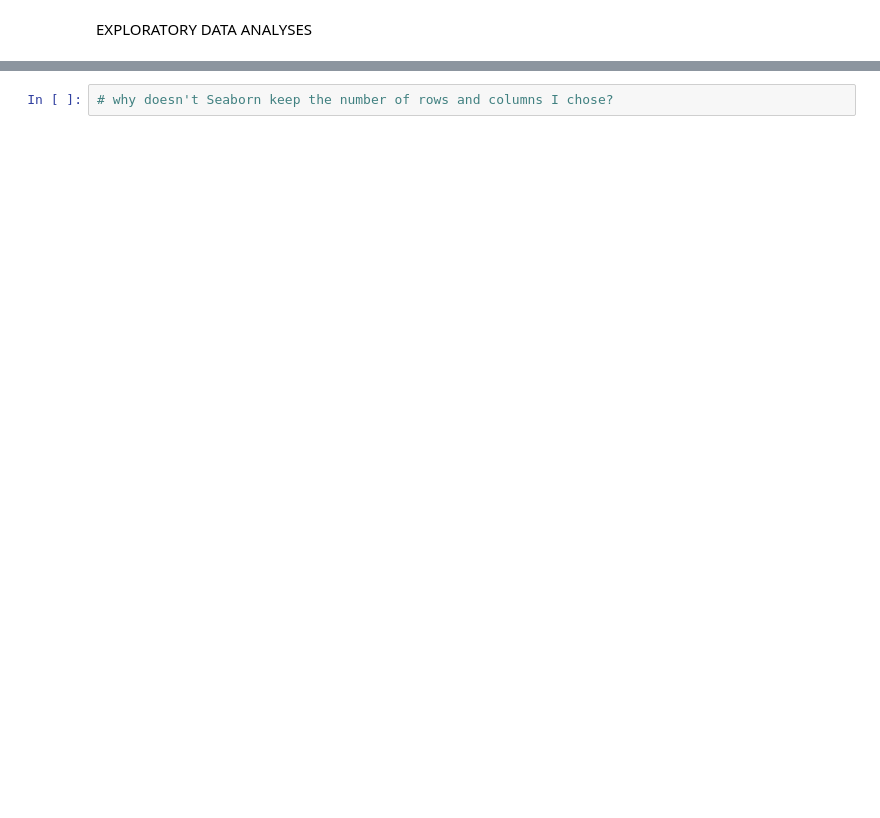
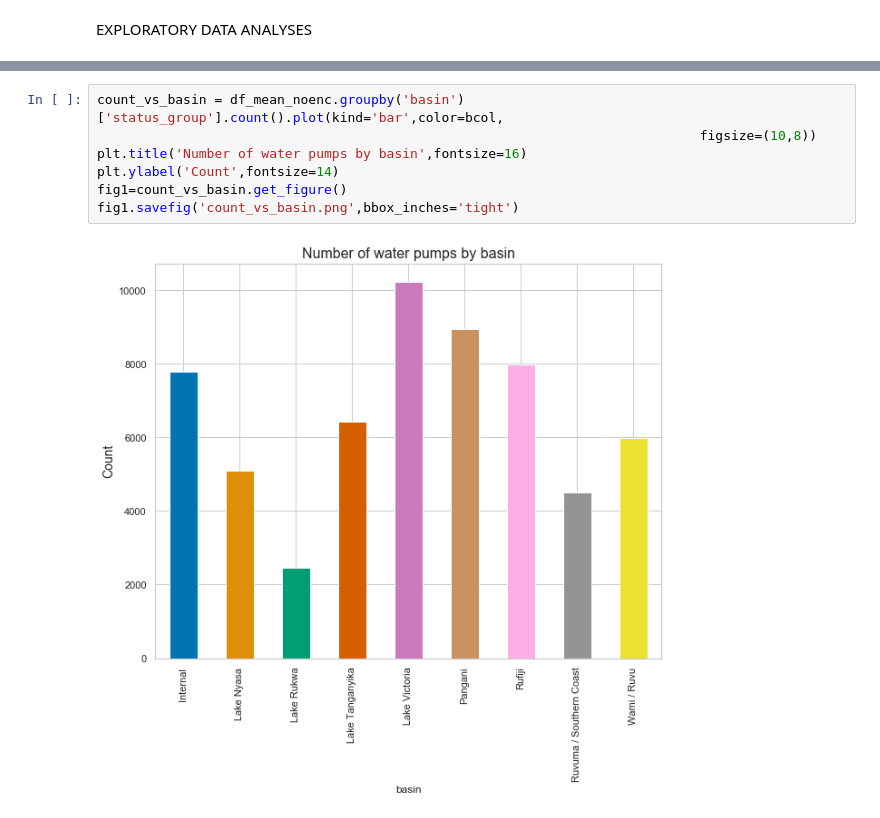
Before and after one commit to aspds18/Springboard_capstone2, a Jupyter notebook: Capstone2.ipynb, the cells around one changed output, grey strips where cells are left out. Saved outputs shown, nothing was run; the diff lists cells and outputs as text; blank space fills up the shorter version.

```diff
--- a/Capstone2.ipynb
+++ b/Capstone2.ipynb
@@ -894,2 +918,9 @@ features_box(df_enc[['population','gps_height']])
-# %%
-# why doesn't Seaborn keep the number of rows and columns I chose?
+# %%
+count_vs_basin = df_mean_noenc.groupby('basin')['status_group'].count().plot(kind='bar',color=bcol,
+                                                                             figsize=(10,8))
+plt.title('Number of water pumps by basin',fontsize=16)
+plt.ylabel('Count',fontsize=14)
+fig1=count_vs_basin.get_figure()
+fig1.savefig('count_vs_basin.png',bbox_inches='tight')
+# %% [output]
+[figure, added]
```
Also changed, not shown: parts of 92 cells of this notebook.
